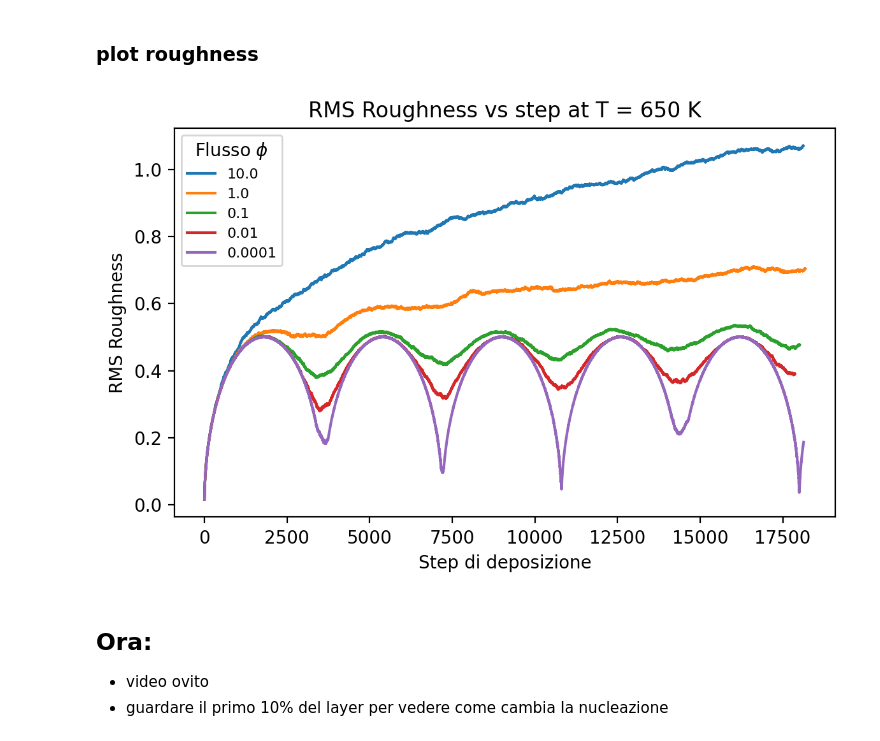
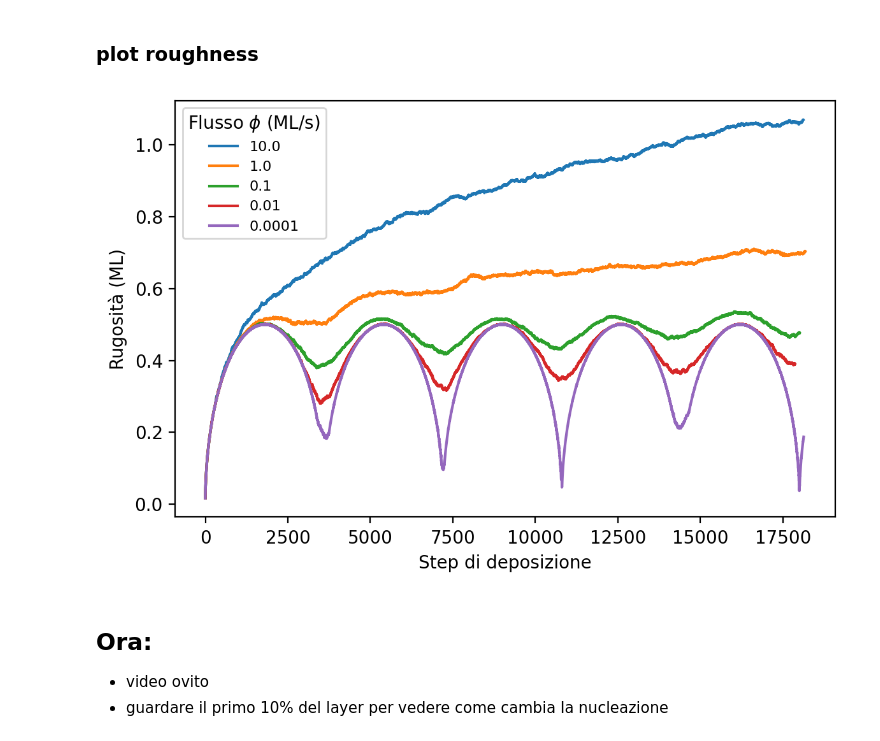
Before and after one commit to zosojack/lab-cms, a Jupyter notebook: zosojack/notebooks/Esercizio2A-KMC/Esercizio2_2.ipynb, the cells around one changed output. Saved outputs shown, nothing was run; the diff lists cells and outputs as text; code cells hidden in the pictures.

```diff
--- a/zosojack/notebooks/Esercizio2A-KMC/Esercizio2_2.ipynb
+++ b/zosojack/notebooks/Esercizio2A-KMC/Esercizio2_2.ipynb
@@ -47,9 +47,12 @@ for f in flux:
     simulation_time = nominal_coverage / f  # s secondi
     # voglio salvare solo il 10% delle deposizioni in UN SOLO layer
     max_write_steps = int(L[0] * L[1] * 0.1)
+    # se si vuole salvare il 30% di un layer successivo, supponiamo l'ultimo layer:
+    start_time = 4*simulation_time / 5  # inizia a salvare dopo l'80% del tempo totale
     # preparo un oggetto xyz_writer che si occupa di salvare le posizioni
     xyz_writer = XYZwriter(output_folder=f"output/2_2/10%layer_f={f}_ML_per_s/",
-                           max_deposition_steps=max_write_steps)
+                           max_deposition_steps=max_write_steps,
+                           start_time=start_time)
     # eseguo la simulazione
     simulation = KineticMonteCarlo(L=L, flux=f, T=temperature, seed=42, xyz_writer=xyz_writer)
     # non puoi passargli il tempo come keyword argument end_time=sim_time sennò jitclass si lamenta
@@ -73,18 +76,18 @@ Observe the different growth modes and compare the behavior of 𝜎(𝜃) . In t
 # %%
 import matplotlib.pyplot as plt
 
 plt.figure(figsize=(6,4), dpi=200)
 for f in flux:
     # proviamo vs step invece che vs time
     plt.plot(range(len(result_dict[f].rms_roughness_list)), result_dict[f].rms_roughness_list, label=f"{f}")
 plt.xlabel("Step di deposizione")
-plt.ylabel("RMS Roughness")
-plt.title(f"RMS Roughness vs step at T = {temperature} K")
-plt.legend(title=r"Flusso $\phi$", fontsize=8)
+plt.ylabel("Rugosità (ML)")
+#plt.title(f"Rugosità vs step a T = {temperature} K")
+plt.legend(title=r"Flusso $\phi$ (ML/s)", fontsize=8)
 plt.tight_layout()
 plt.show()
 # %% [output]
-[figure, old version]
+[figure, new version]
 # %% [markdown]
 ## Ora:
 - video ovito
```
Also changed, not shown: parts of 3 cells of this notebook, 36 other files.
